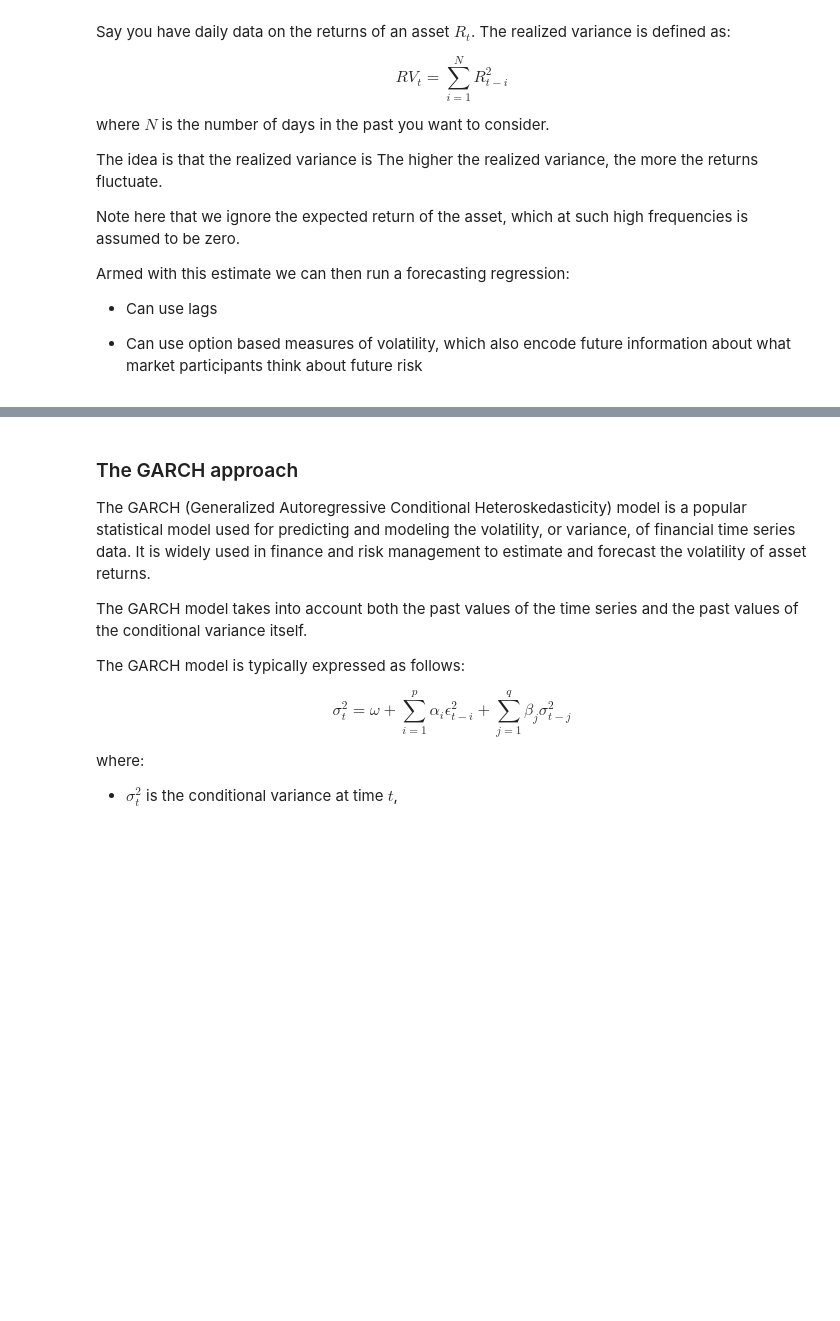
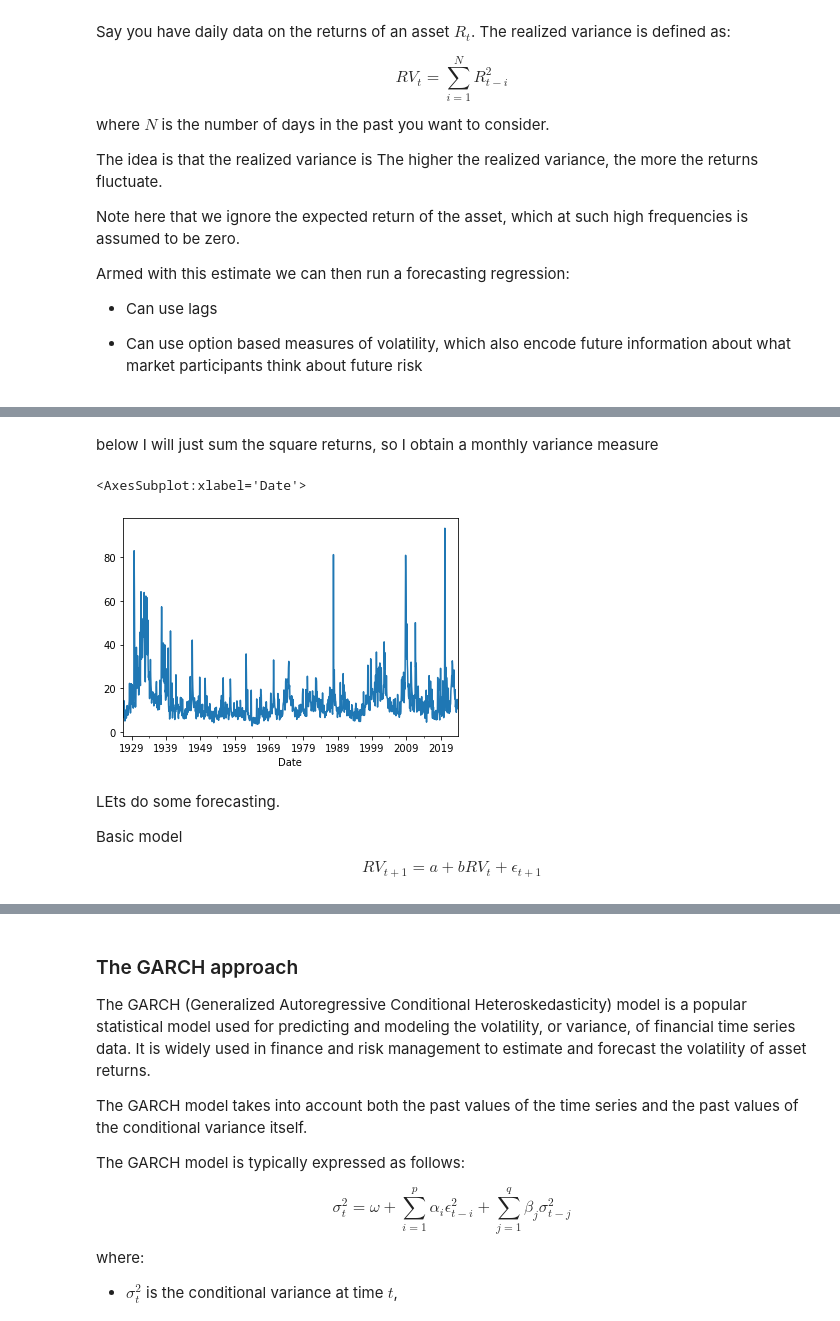
Before and after one commit to jdp9675/UG54, a Jupyter notebook: _sources/chapters/Finance/RiskManagement.ipynb, the cells around one changed output, grey strips where cells are left out. Drawn from its saved outputs; the diff is of its cells as text; code cells hidden in the pictures; blank space fills up the shorter version.

```diff
--- a/_sources/chapters/Finance/RiskManagement.ipynb
+++ b/_sources/chapters/Finance/RiskManagement.ipynb
@@ -70,0 +96,15 @@ Armed with this estimate we can then run a forecasting regression:
+# %% [markdown]
+below I will just sum the square returns, so I obtain a monthly variance measure
+# %%
+# or alternatively, ignoring the mean
+market_RV = market_factor.resample('M').agg(lambda x: (np.sum(x**2)))
+((market_RV*12)**0.5).plot()
+# %% [output]
+<AxesSubplot:xlabel='Date'>
+[figure, added]
+# %% [markdown]
+LEts do some forecasting.
+
+Basic model
+
+$$RV_{t+1}=a+bRV_t+\epsilon_{t+1}$$
```
Also changed, not shown: parts of 30 cells of this notebook, 9 other files.
